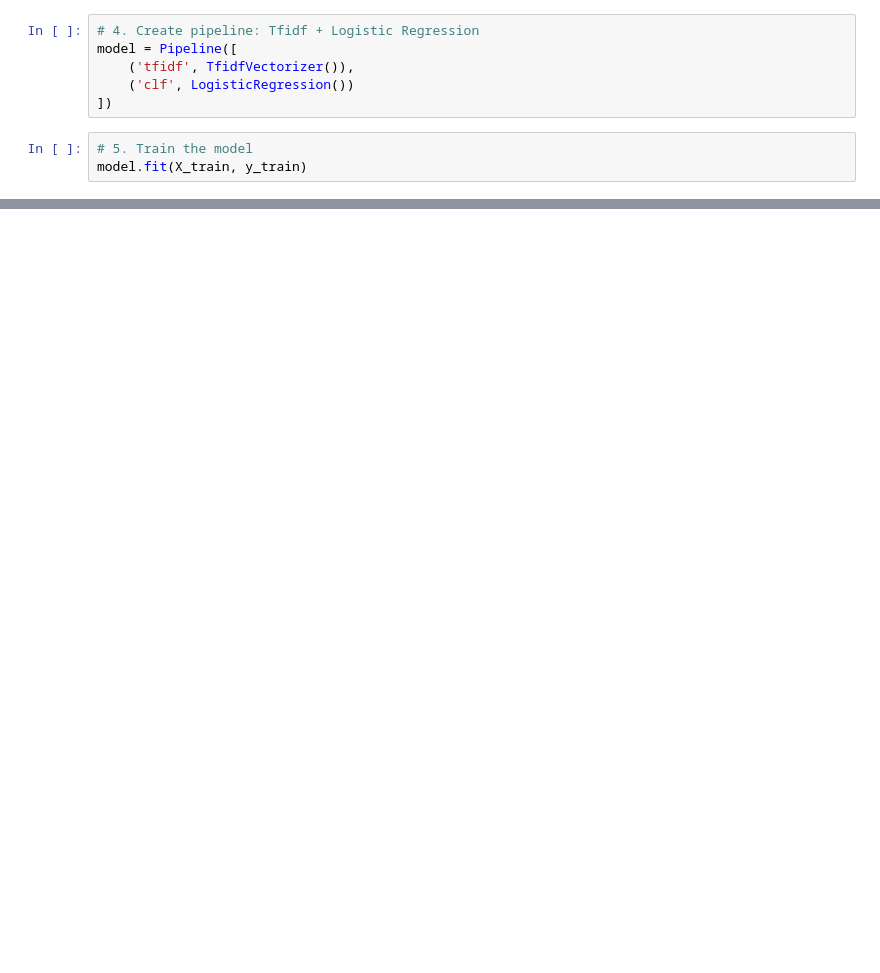
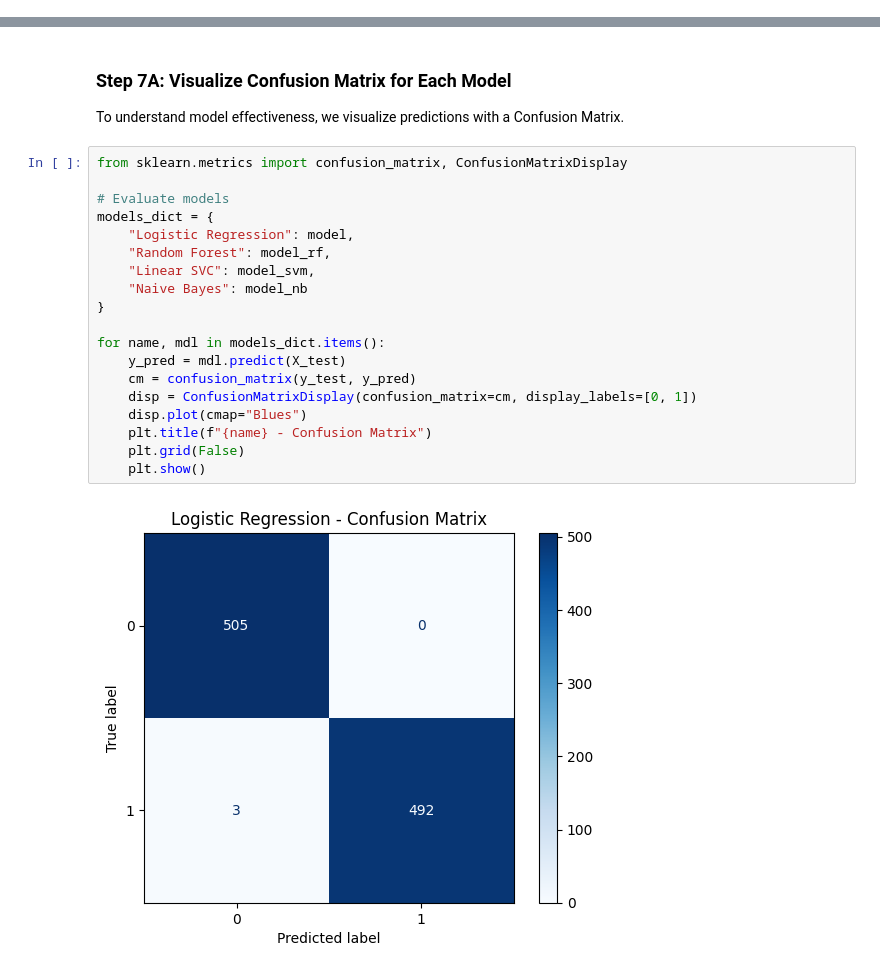
Before and after one commit to AnastasiyaKotelnikova/human-vs-ai-text-classifier, a Jupyter notebook: notebooks/Human vs AI Custom Dataset.ipynb, the cells around one changed output, grey strips where cells are left out. Drawn from its saved outputs; the diff is of its cells as text; blank space fills up the shorter version.

```diff
--- a/notebooks/Human vs AI Custom Dataset.ipynb
+++ b/notebooks/Human vs AI Custom Dataset.ipynb
@@ -86,9 +0,0 @@ Test size: 1000
-# %%
-# 4. Create pipeline: Tfidf + Logistic Regression
-model = Pipeline([
-    ('tfidf', TfidfVectorizer()),
-    ('clf', LogisticRegression())
-])
-# %%
-# 5. Train the model
-model.fit(X_train, y_train)
@@ -429,0 +362,24 @@ plt.show()
+# %% [markdown]
+### Step 7A: Visualize Confusion Matrix for Each Model
+To understand model effectiveness, we visualize predictions with a Confusion Matrix.
+# %%
+from sklearn.metrics import confusion_matrix, ConfusionMatrixDisplay
+
+# Evaluate models
+models_dict = {
+    "Logistic Regression": model,
+    "Random Forest": model_rf,
+    "Linear SVC": model_svm,
+    "Naive Bayes": model_nb
+}
+
+for name, mdl in models_dict.items():
+    y_pred = mdl.predict(X_test)
+    cm = confusion_matrix(y_test, y_pred)
+    disp = ConfusionMatrixDisplay(confusion_matrix=cm, display_labels=[0, 1])
+    disp.plot(cmap="Blues")
+    plt.title(f"{name} - Confusion Matrix")
+    plt.grid(False)
+    plt.show()
+# %% [output]
+[figure, added]
```
Also changed, not shown: parts of 68 cells of this notebook.
